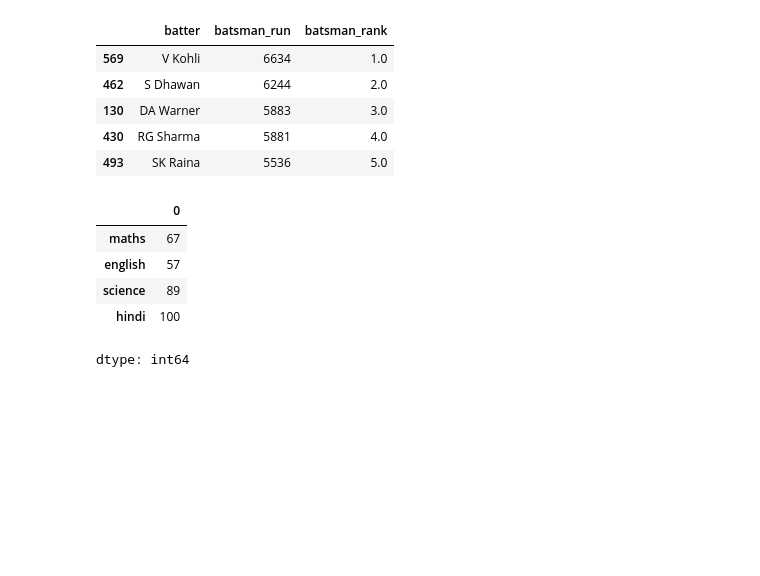
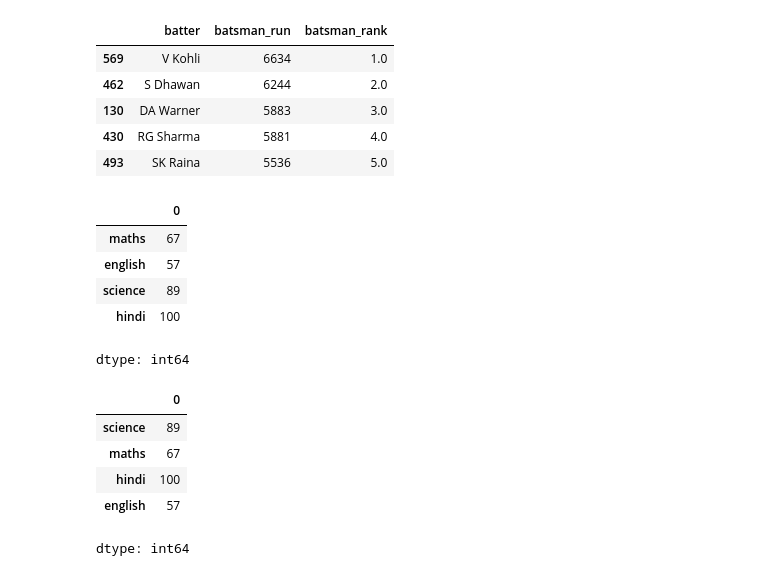
Before and after one commit to rehanmehdichandio/pandas_df_practice_2, a Jupyter notebook: Pandas_Practice_2.ipynb, the cells around one changed output. Drawn from its saved outputs; the diff is of its cells as text; code cells hidden in the pictures; blank space fills up the shorter version.

```diff
--- a/Pandas_Practice_2.ipynb
+++ b/Pandas_Practice_2.ipynb
@@ -186,3 +186,12 @@ marks_series
 | science | 89 |
 | hindi | 100 |
 dtype: int64
+# %%
+marks_series.sort_index(ascending= False)
+# %% [output]
+|  | 0 |
+| science | 89 |
+| maths | 67 |
+| hindi | 100 |
+| english | 57 |
+dtype: int64
```
Also changed, not shown: parts of 3 cells of this notebook.
